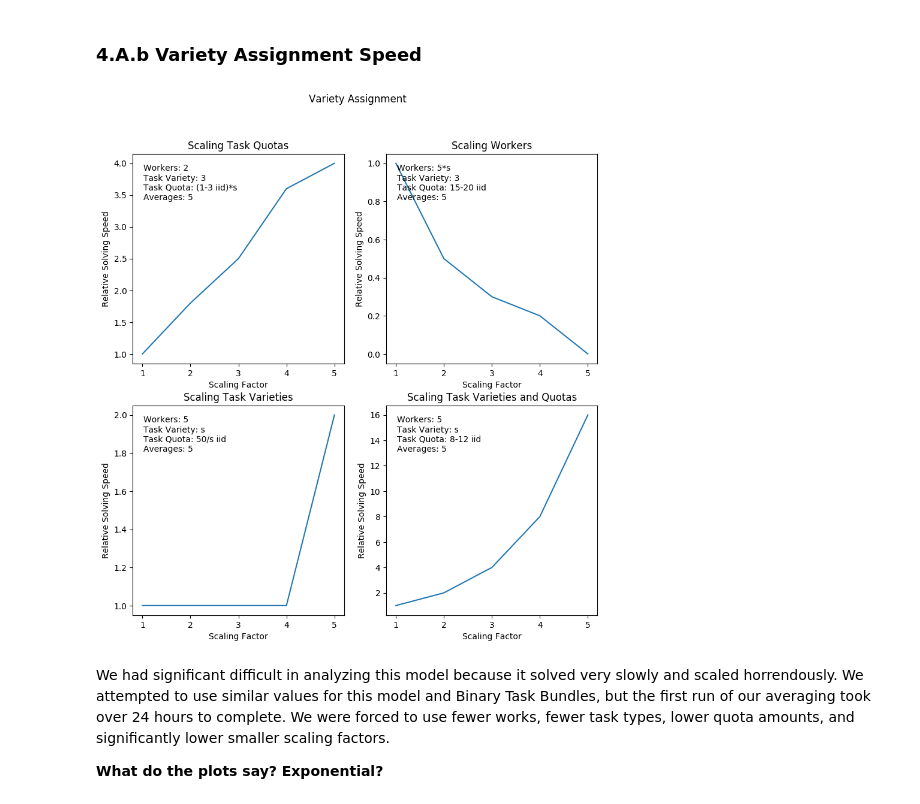
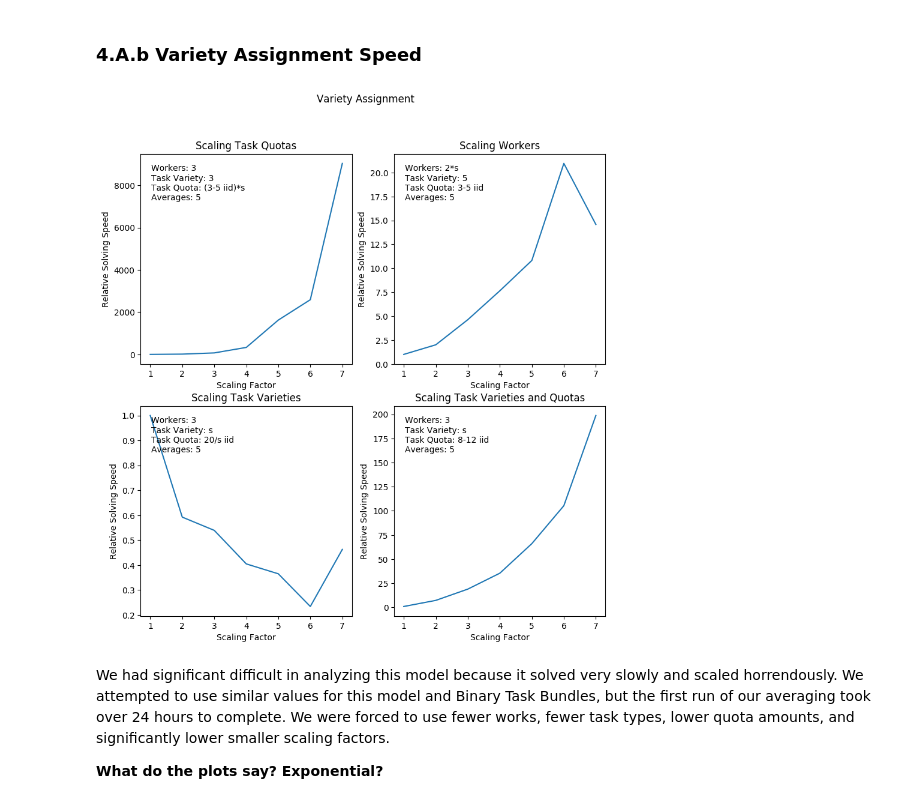
Before and after one commit to erinzm/ece524project, a Jupyter notebook: project.ipynb, the cells around one changed output. Drawn from its saved outputs; the diff is of its cells as text; code cells hidden in the pictures.

```diff
--- a/project.ipynb
+++ b/project.ipynb
@@ -515,42 +515,42 @@ This problem scales very well for a mixed-integer program, and seems to be on th
 # %%
 ### Variety Assignment ###
 # Scaling tasks
-VA1=[1 1.8 2.5 3.6 4]
+VA1=[1.0, 13.9232, 71.6988, 331.081, 1624.28, 2588.54, 9035.07]
 #Scaling of workers
-VA2=[1 .5 .3 .2 0]
+VA2=[1.0, 2.00397, 4.62821, 7.64477, 10.8158, 20.9566, 14.5778]
 # Scaling Task Variety, constant # of tasks
-VA3=[1 1 1 1 2 ]
+VA3=[1.0, 0.592412, 0.539217, 0.404689, 0.365005, 0.233833, 0.462855]
 #scaling Task variety and tasks
-VA4=[1 2 4 8 16]
+VA4=[1.0, 7.31853, 18.9964, 35.4565, 66.0749, 105.345, 198.716]
 
-n=5
+n=7
 
 fig = figure("pyplot_subplot_mixed",figsize=(10,10)) # Create a new blank figure
-subplot(221); plot(1:n, VA1');
+subplot(221); plot(1:n, VA1);
 title("Scaling Task Quotas"); xlabel("Scaling Factor"); ylabel("Relative Solving Speed")
-annotate("Workers: 2 \nTask Variety: 3 \nTask Quota: (1-3 iid)*s \nAverages: 5",
+annotate("Workers: 3 \nTask Variety: 3 \nTask Quota: (3-5 iid)*s \nAverages: 5",
            xy=[0.05;0.95], xycoords="axes fraction", ha="left",va="top")
 
-subplot(222); plot(1:n, VA2');
+subplot(222); plot(1:n, VA2);
 title("Scaling Workers"); xlabel("Scaling Factor"); ylabel("Relative Solving Speed")
-annotate("Workers: 5*s \nTask Variety: 3 \nTask Quota: 15-20 iid \nAverages: 5",
+annotate("Workers: 2*s \nTask Variety: 5 \nTask Quota: 3-5 iid \nAverages: 5",
            xy=[0.05;0.95], xycoords="axes fraction", ha="left",va="top")
 
-subplot(223); plot(1:n, VA3');
+subplot(223); plot(1:n, VA3);
 title("Scaling Task Varieties"); xlabel("Scaling Factor"); ylabel("Relative Solving Speed")
-annotate("Workers: 5 \nTask Variety: s \nTask Quota: 50/s iid \nAverages: 5",
+annotate("Workers: 3 \nTask Variety: s \nTask Quota: 20/s iid \nAverages: 5",
            xy=[0.05;0.95], xycoords="axes fraction", ha="left",va="top")
 
-subplot(224); plot(1:n, VA4');
+subplot(224); plot(1:n, VA4);
 title("Scaling Task Varieties and Quotas"); xlabel("Scaling Factor"); ylabel("Relative Solving Speed")
-annotate("Workers: 5 \nTask Variety: s \nTask Quota: 8-12 iid \nAverages: 5",
+annotate("Workers: 3 \nTask Variety: s \nTask Quota: 8-12 iid \nAverages: 5",
            xy=[0.05;0.95], xycoords="axes fraction", ha="left",va="top")
 
 suptitle("Variety Assignment")
 fig[:canvas][:draw]() # Update the figure
 gcf(); # Needed for IJulia to plot inline
 # %% [output]
-[figure, old version]
+[figure, new version]
 # %% [markdown]
 We had significant difficult in analyzing this model because it solved very slowly and scaled horrendously.  We attempted to use similar values for this model and Binary Task Bundles, but the first run of our averaging took over 24 hours to complete.  We were forced to use fewer works, fewer task types, lower quota amounts, and significantly lower smaller scaling factors.
 
```
Also changed, not shown: parts of 1 cell of this notebook, 1 other file.
